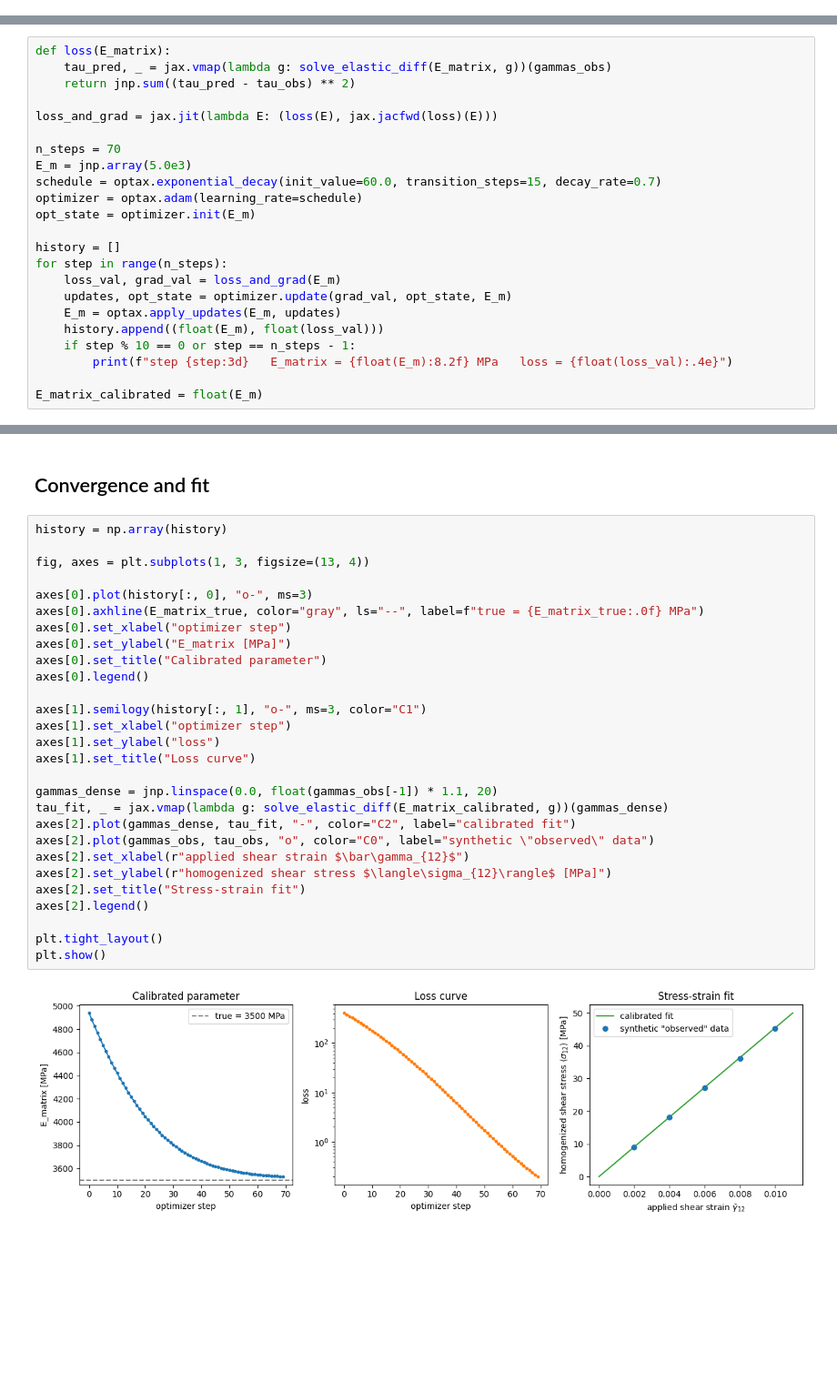
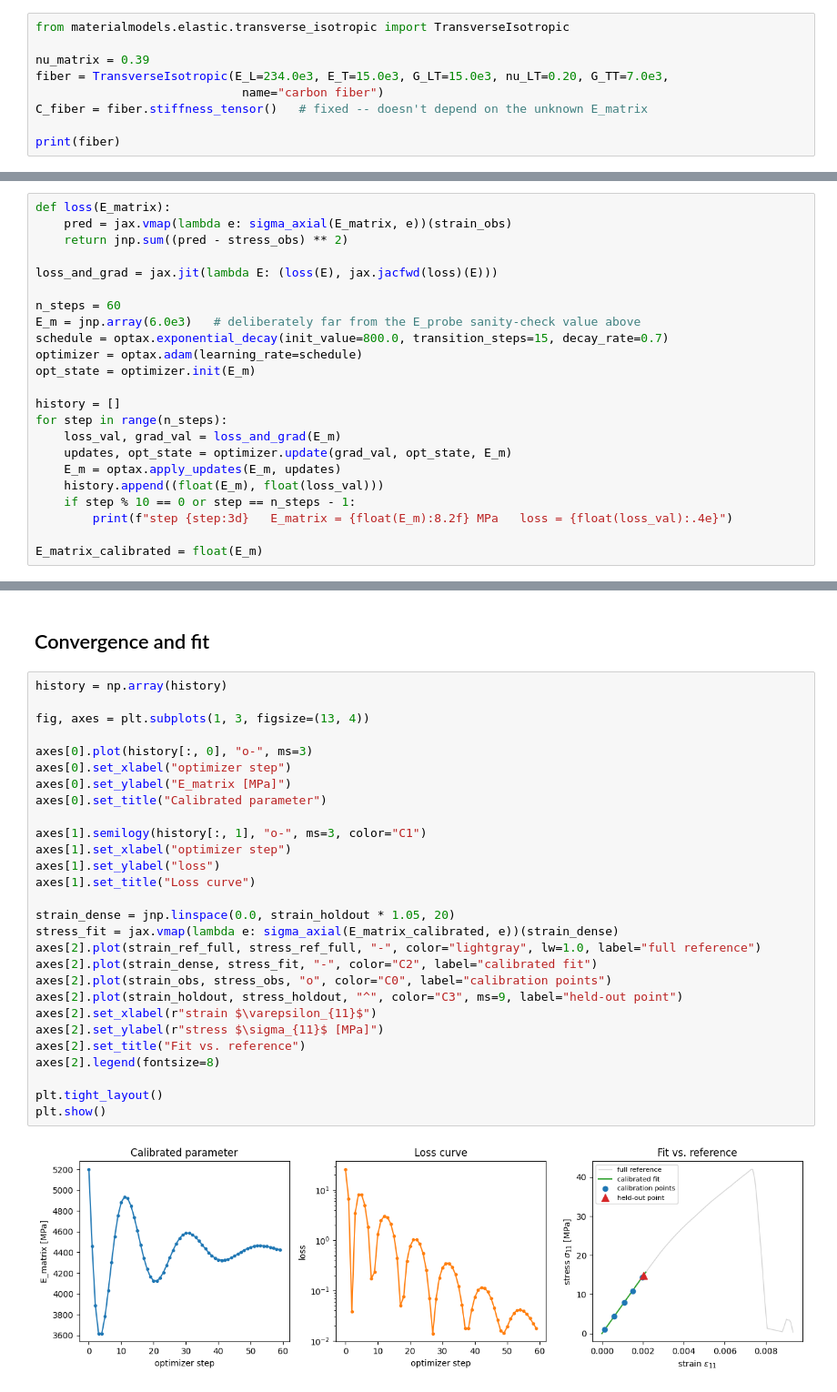
Before and after one commit to choROPeNt/FFTjax, a Jupyter notebook: notebooks/lin-elastic_inverse-calibration.ipynb, the cells around one changed output, grey strips where cells are left out. Shown at 91% size. Cells and saved outputs as stored; diff of their text form; blank space fills up the shorter version.

```diff
--- a/notebooks/lin-elastic_inverse-calibration.ipynb
+++ b/notebooks/lin-elastic_inverse-calibration.ipynb
@@ -108,0 +212,9 @@ Fiber modulus and both Poisson's ratios are treated as known and fixed.
+# %%
+from materialmodels.elastic.transverse_isotropic import TransverseIsotropic
+
+nu_matrix = 0.39
+fiber = TransverseIsotropic(E_L=234.0e3, E_T=15.0e3, G_LT=15.0e3, nu_LT=0.20, G_TT=7.0e3,
+                             name="carbon fiber")
+C_fiber = fiber.stiffness_tensor()   # fixed -- doesn't depend on the unknown E_matrix
+
+print(fiber)
@@ -238,13 +311,13 @@ warm start dressed up as one.
 # %%
 def loss(E_matrix):
-    tau_pred, _ = jax.vmap(lambda g: solve_elastic_diff(E_matrix, g))(gammas_obs)
-    return jnp.sum((tau_pred - tau_obs) ** 2)
+    pred = jax.vmap(lambda e: sigma_axial(E_matrix, e))(strain_obs)
+    return jnp.sum((pred - stress_obs) ** 2)
 
 loss_and_grad = jax.jit(lambda E: (loss(E), jax.jacfwd(loss)(E)))
 
-n_steps = 70
-E_m = jnp.array(5.0e3)
-schedule = optax.exponential_decay(init_value=60.0, transition_steps=15, decay_rate=0.7)
+n_steps = 60
+E_m = jnp.array(6.0e3)   # deliberately far from the E_probe sanity-check value above
+schedule = optax.exponential_decay(init_value=800.0, transition_steps=15, decay_rate=0.7)
 optimizer = optax.adam(learning_rate=schedule)
 opt_state = optimizer.init(E_m)
 
@@ -272,30 +344,30 @@ step  69   E_matrix =  3529.31 MPa   loss = 1.9788e-01
 # %%
 history = np.array(history)
 
 fig, axes = plt.subplots(1, 3, figsize=(13, 4))
 
 axes[0].plot(history[:, 0], "o-", ms=3)
-axes[0].axhline(E_matrix_true, color="gray", ls="--", label=f"true = {E_matrix_true:.0f} MPa")
 axes[0].set_xlabel("optimizer step")
 axes[0].set_ylabel("E_matrix [MPa]")
 axes[0].set_title("Calibrated parameter")
-axes[0].legend()
 
 axes[1].semilogy(history[:, 1], "o-", ms=3, color="C1")
 axes[1].set_xlabel("optimizer step")
 axes[1].set_ylabel("loss")
 axes[1].set_title("Loss curve")
 
-gammas_dense = jnp.linspace(0.0, float(gammas_obs[-1]) * 1.1, 20)
-tau_fit, _ = jax.vmap(lambda g: solve_elastic_diff(E_matrix_calibrated, g))(gammas_dense)
-axes[2].plot(gammas_dense, tau_fit, "-", color="C2", label="calibrated fit")
-axes[2].plot(gammas_obs, tau_obs, "o", color="C0", label="synthetic \"observed\" data")
-axes[2].set_xlabel(r"applied shear strain $\bar\gamma_{12}$")
-axes[2].set_ylabel(r"homogenized shear stress $\langle\sigma_{12}\rangle$ [MPa]")
-axes[2].set_title("Stress-strain fit")
-axes[2].legend()
+strain_dense = jnp.linspace(0.0, strain_holdout * 1.05, 20)
+stress_fit = jax.vmap(lambda e: sigma_axial(E_matrix_calibrated, e))(strain_dense)
+axes[2].plot(strain_ref_full, stress_ref_full, "-", color="lightgray", lw=1.0, label="full reference")
+axes[2].plot(strain_dense, stress_fit, "-", color="C2", label="calibrated fit")
+axes[2].plot(strain_obs, stress_obs, "o", color="C0", label="calibration points")
+axes[2].plot(strain_holdout, stress_holdout, "^", color="C3", ms=9, label="held-out point")
+axes[2].set_xlabel(r"strain $\varepsilon_{11}$")
+axes[2].set_ylabel(r"stress $\sigma_{11}$ [MPa]")
+axes[2].set_title("Fit vs. reference")
+axes[2].legend(fontsize=8)
 
 plt.tight_layout()
 plt.show()
 # %% [output]
-[figure, old version]
+[figure, new version]
```
Also changed, not shown: parts of 27 cells of this notebook.
